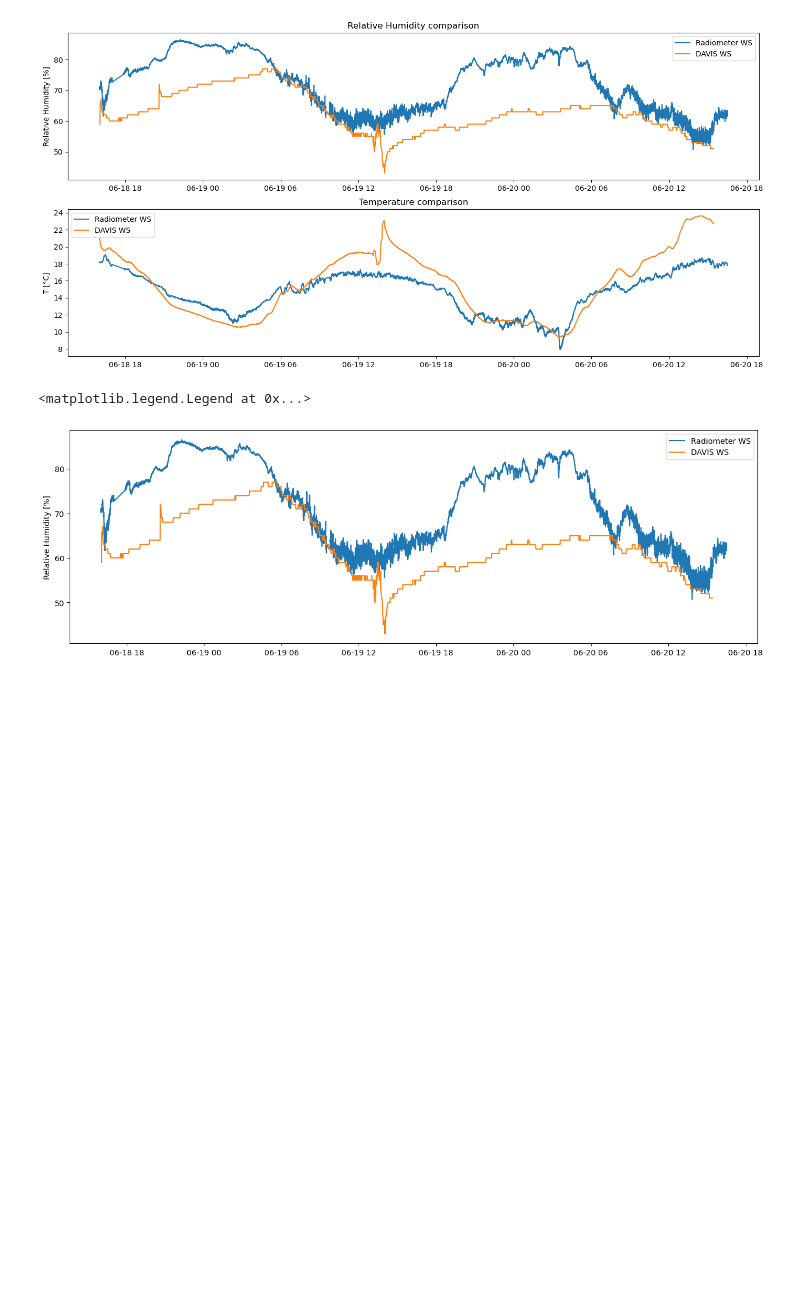
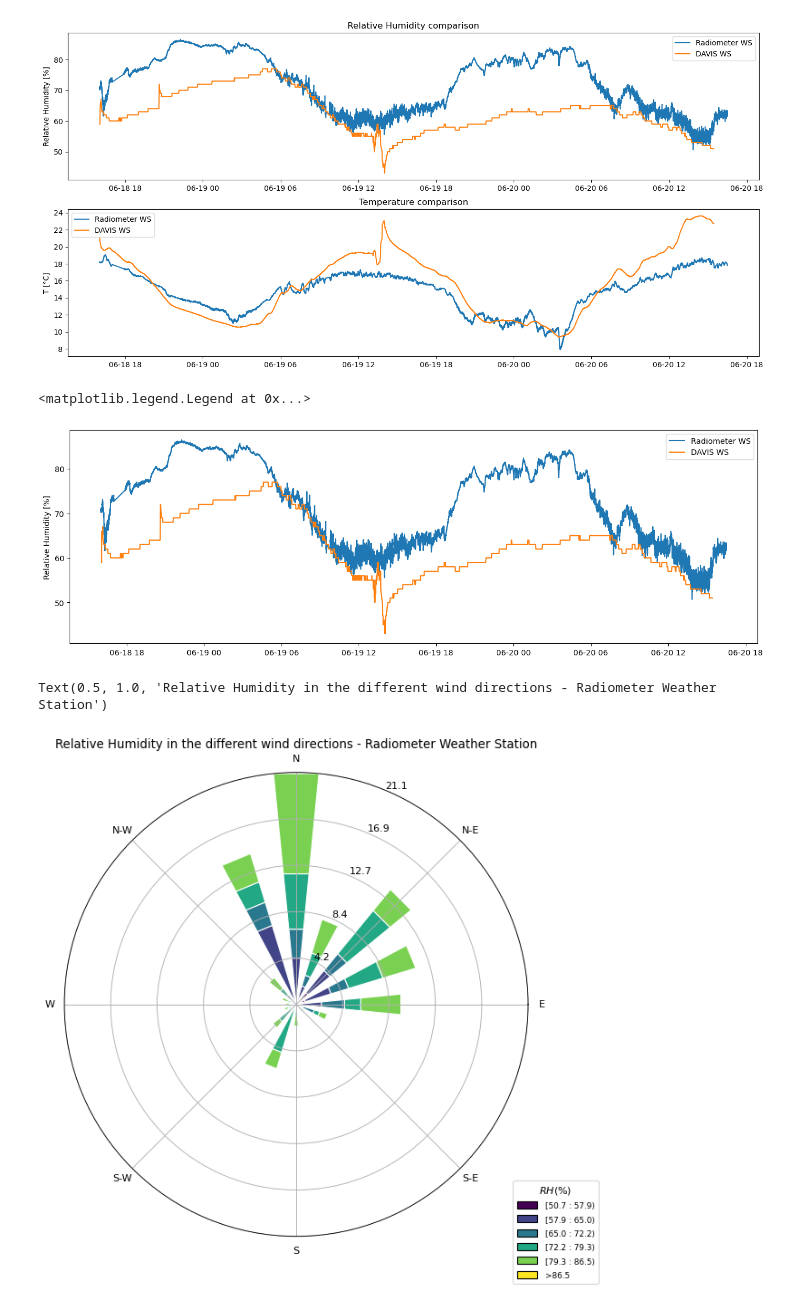
Before and after one commit to nefelita/Fieldwork, a Jupyter notebook: Nef.ipynb, the cells around one changed output. Drawn from its saved outputs; the diff is of its cells as text; code cells hidden in the pictures; blank space fills up the shorter version.

```diff
--- a/Nef.ipynb
+++ b/Nef.ipynb
@@ -486,3 +489,15 @@ plt.legend()
 # %% [output]
 <matplotlib.legend.Legend at 0x...>
 [figure]
+# %%
+ax = WindroseAxes.from_ax()
+ax.bar(MET.Surf_WD,MET.Surf_RH, normed=True, opening=0.5, edgecolor='white')
+#ax.bar(DAVIS.windDir,DAVIS.outHumidity, normed=True, opening=0.5, edgecolor='blue')
+#ax.contourf(MET.Surf_WD,MET.Surf_RH, cmap=cm.hot)
+#
+ax.set_legend(title=r"$RH (\%)$", bbox_to_anchor=(1.15, -0.1), loc="lower right")
+ax.set_title('Relative Humidity in the different wind directions - Radiometer Weather Station')
+#ax.set_rgrids(y_ticks, y_ticks)
+# %% [output]
+Text(0.5, 1.0, 'Relative Humidity in the different wind directions - Radiometer Weather Station')
+[figure, added]
```
Also changed, not shown: parts of 2 cells of this notebook.
